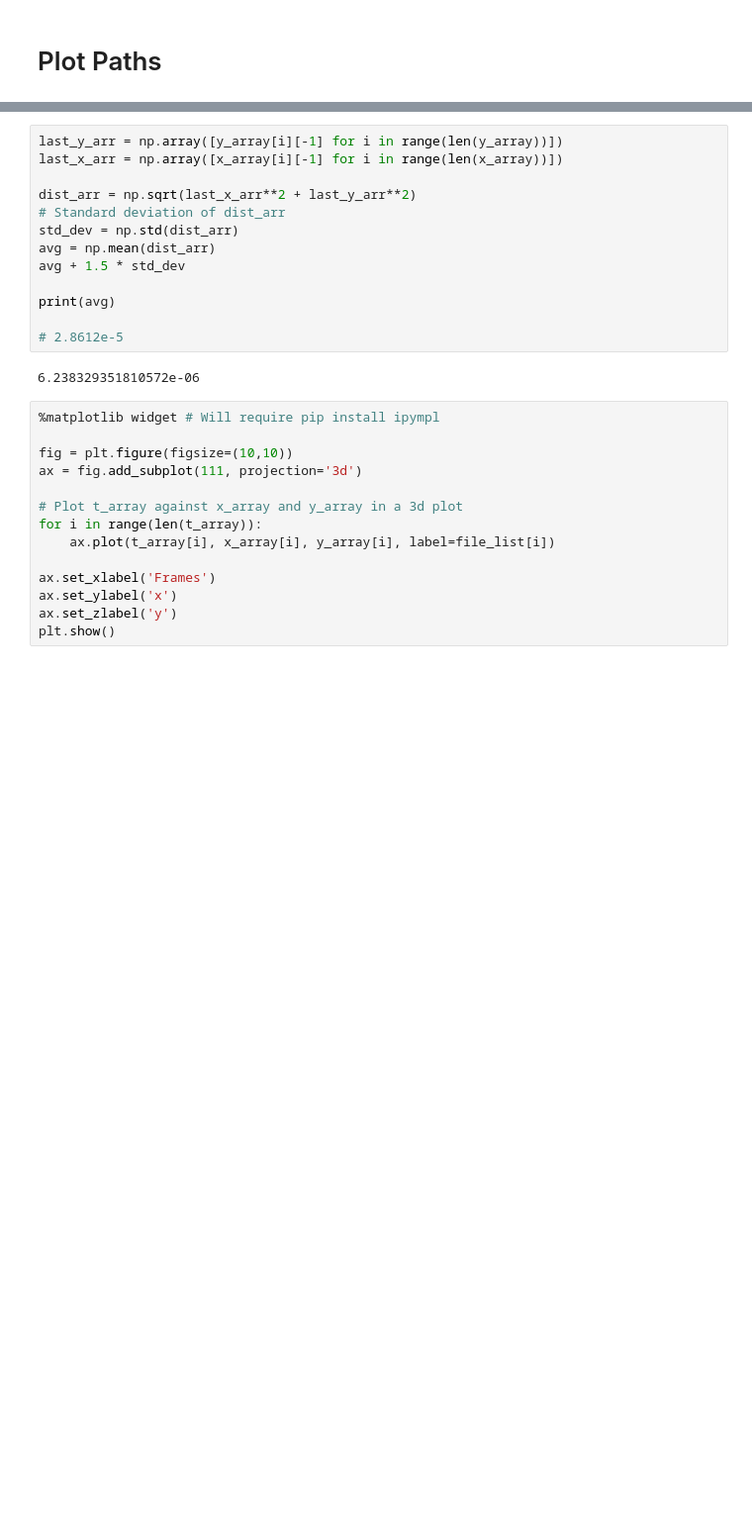
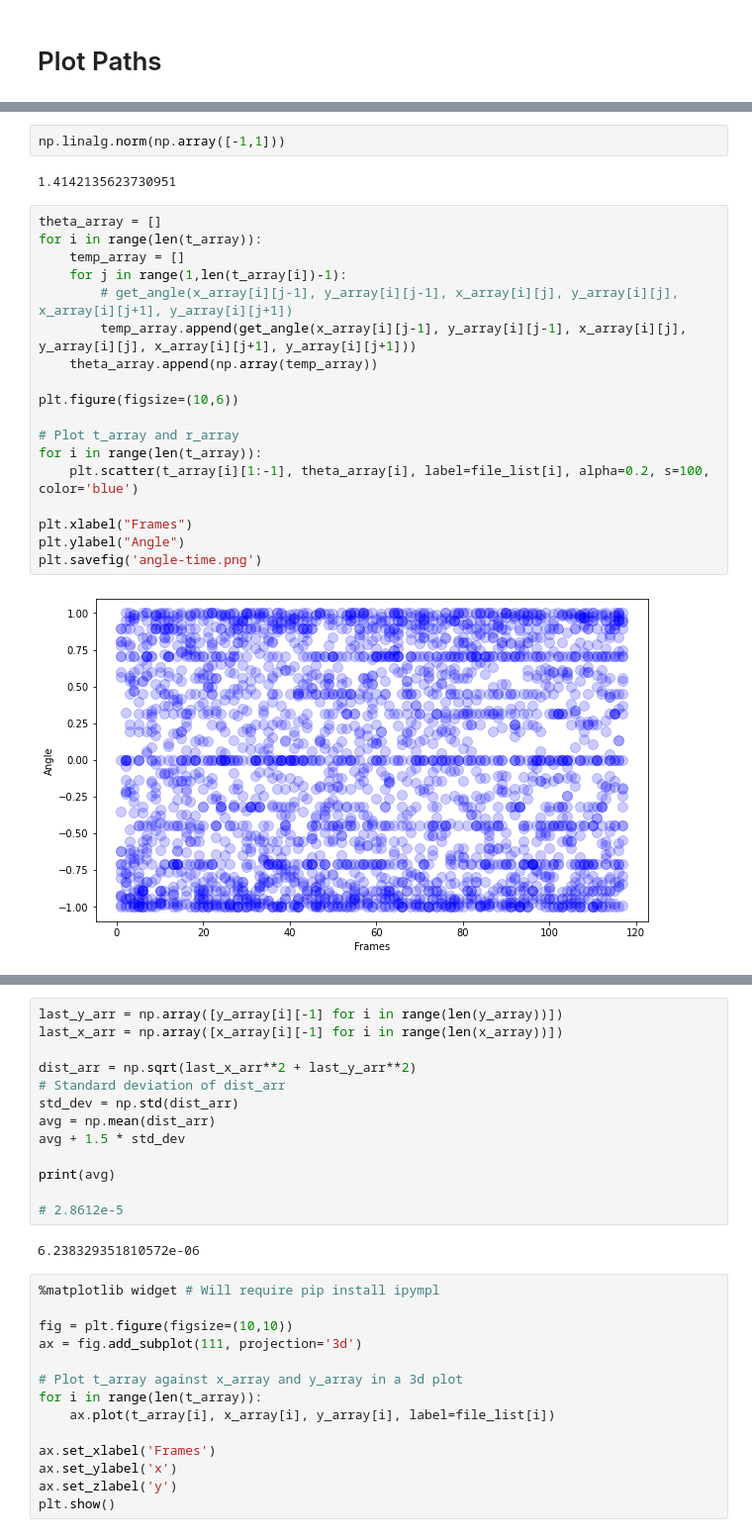
Before and after one commit to QiLinXue/thermal-motion, a Jupyter notebook: plot.ipynb, the cells around one changed output, grey strips where cells are left out. Shown at 99% size. Cells and saved outputs as stored; diff of their text form; blank space fills up the shorter version.

```diff
--- a/plot.ipynb
+++ b/plot.ipynb
@@ -147,0 +152,24 @@ set8b-2.txt
+# %%
+np.linalg.norm(np.array([-1,1]))
+# %% [output]
+1.4142135623730951
+# %%
+theta_array = []
+for i in range(len(t_array)):
+    temp_array = []
+    for j in range(1,len(t_array[i])-1):
+        # get_angle(x_array[i][j-1], y_array[i][j-1], x_array[i][j], y_array[i][j], x_array[i][j+1], y_array[i][j+1])
+        temp_array.append(get_angle(x_array[i][j-1], y_array[i][j-1], x_array[i][j], y_array[i][j], x_array[i][j+1], y_array[i][j+1]))
+    theta_array.append(np.array(temp_array))
+
+plt.figure(figsize=(10,6))
+
+# Plot t_array and r_array
+for i in range(len(t_array)):
+    plt.scatter(t_array[i][1:-1], theta_array[i], label=file_list[i], alpha=0.2, s=100, color='blue')
+
+plt.xlabel("Frames")
+plt.ylabel("Angle")
+plt.savefig('angle-time.png')
+# %% [output]
+[figure, added]
```
Also changed, not shown: parts of 12 cells of this notebook, 10 other files.
